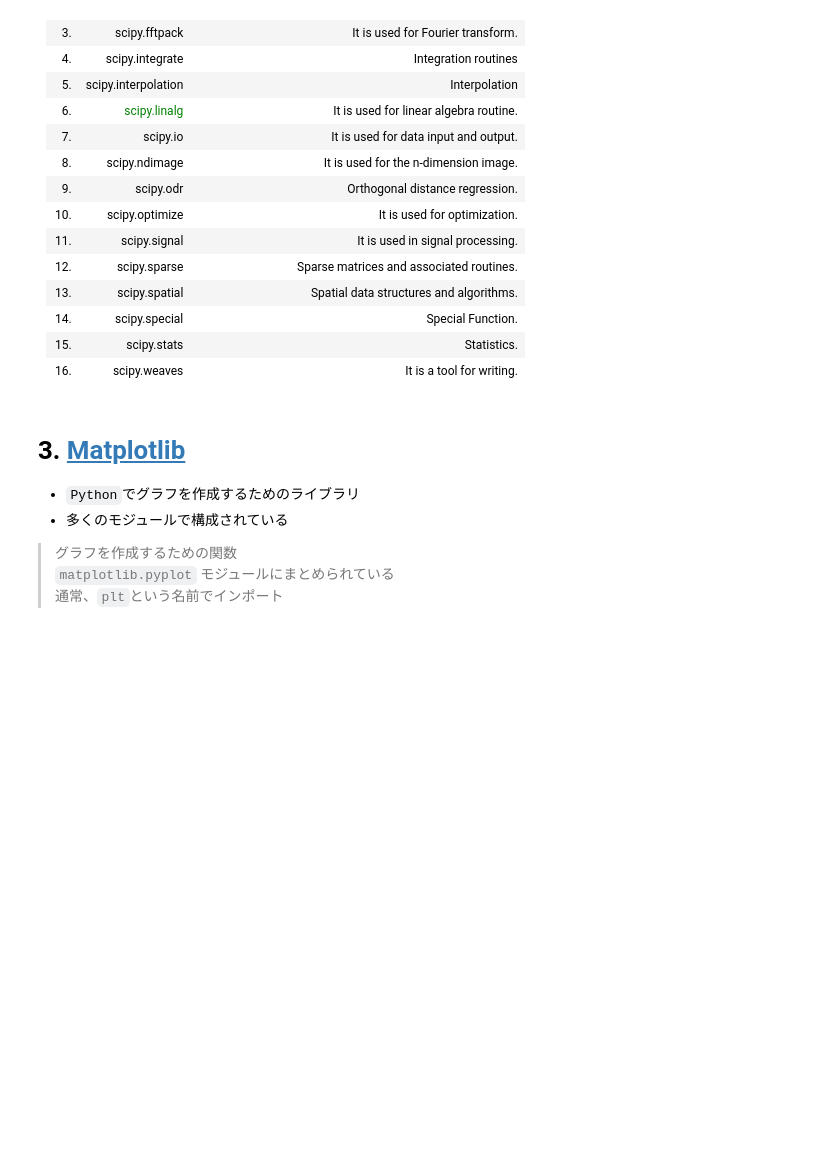
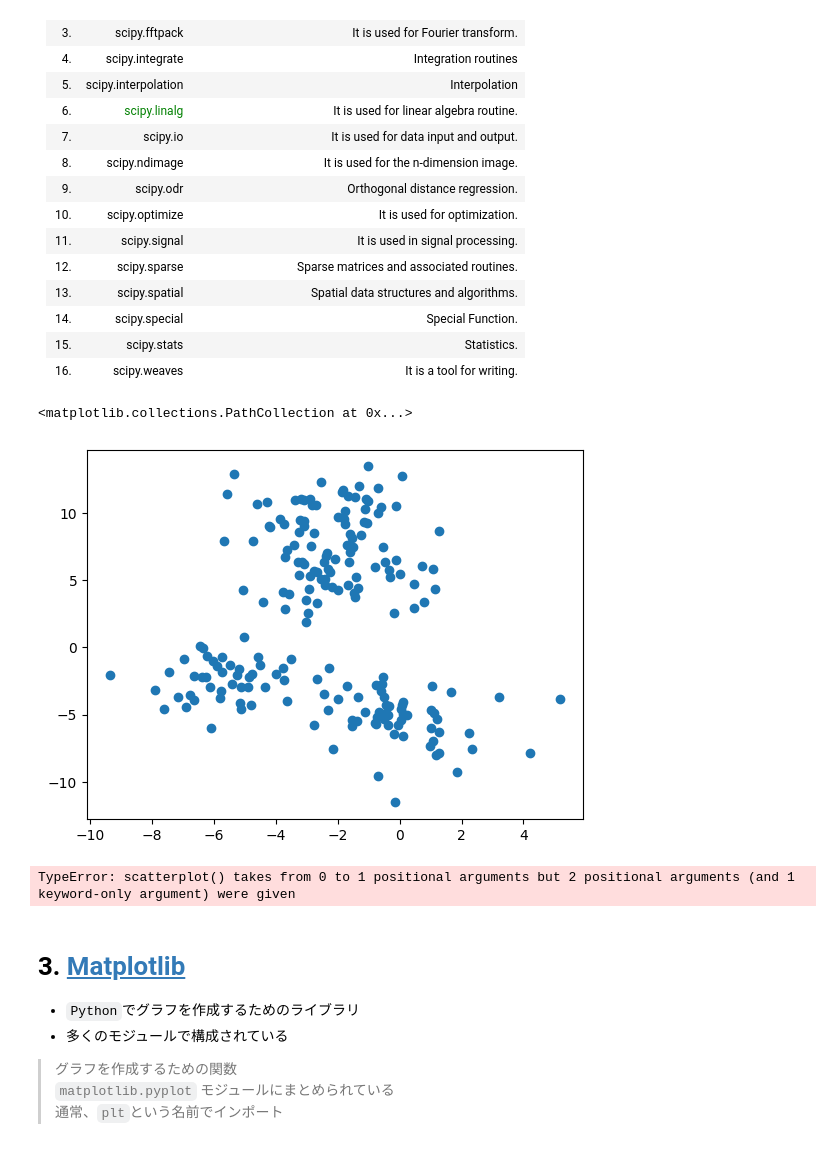
Before and after one commit to erick2307/classes, a Jupyter notebook: python/01.ipynb, the cells around one changed output. Drawn from its saved outputs; the diff is of its cells as text; code cells hidden in the pictures; blank space fills up the shorter version.

```diff
--- a/python/01.ipynb
+++ b/python/01.ipynb
@@ -196,6 +233,53 @@ Median AGE = 19.0 years old
 |14.|scipy.special  |	Special Function.|
 |15.|scipy.stats    |	Statistics.|
 |16.|scipy.weaves   |	It is a tool for writing.|
+# %%
+# importing scipy packages for KMeans clustering.
+from scipy.cluster.vq import kmeans
+
+# importing the necessary packages
+import numpy as np
+import matplotlib.pyplot as plt
+from sklearn.datasets import make_blobs
+
+# generate dataset
+dataset = make_blobs(n_samples=200,
+					centers=4,
+					n_features=2,
+					cluster_std=1.6,
+					random_state=50)
+
+# make dataset zero(0)
+points = dataset[0]
+
+# create K-Means objects
+model = kmeans(points, k_or_guess=4)
+
+# Now, a scatterplot of the datasets
+plt.scatter(dataset[0][:, 0], dataset[0][:, 1])
+# %% [output]
+<matplotlib.collections.PathCollection at 0x...>
+[figure, added]
+# %%
+import seaborn as sb
+from scipy.cluster.vq import vq
+
+# creating variable
+cluster_num = vq(points, centroids)[0]
+
+# scatter plot of K-Means cluster
+sb.scatterplot(points[:, 0],
+			points[:, 1],
+			hue=cluster_num)
+
+# Centroid of the clusters
+plt.scatter(centroids[:, 0],
+			centroids[:, 1],
+			marker='*',
+			s=80,
+			color='black')
+# %% [output]
+TypeError: scatterplot() takes from 0 to 1 positional arguments but 2 positional arguments (and 1 keyword-only argument) were given
 # %% [markdown]
 # 3. [Matplotlib](https://matplotlib.org/)
 
```
Also changed, not shown: parts of 6 cells of this notebook, 1 other file.
